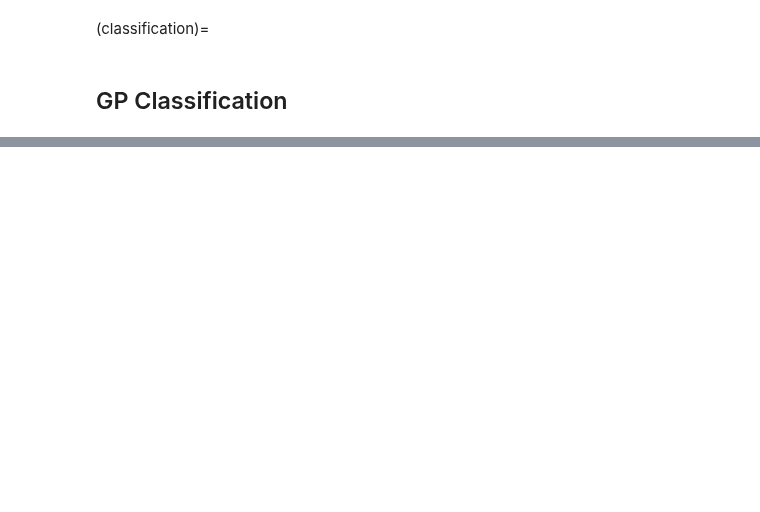
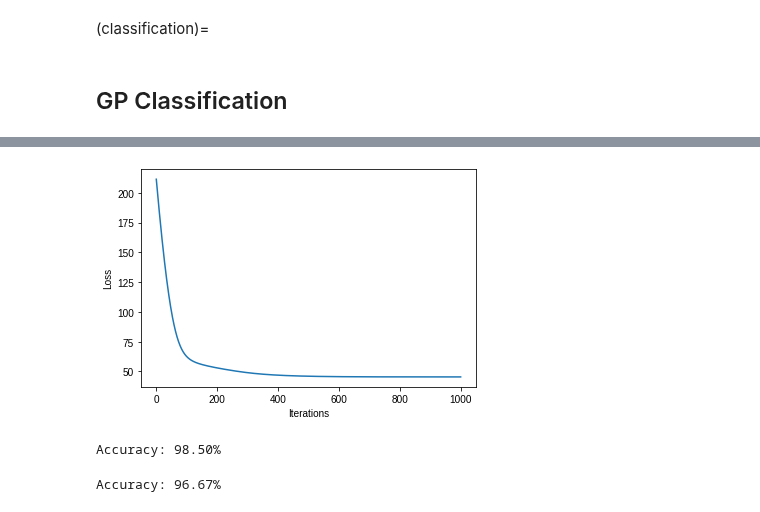
Before and after one commit to dfm/tinygp, a Jupyter notebook: docs/tutorials/gp_classification_test.ipynb, the cells around one changed output, grey strips where cells are left out. Drawn from its saved outputs; the diff is of its cells as text; code cells hidden in the pictures; blank space fills up the shorter version.

```diff
--- a/docs/tutorials/gp_classification_test.ipynb
+++ b/docs/tutorials/gp_classification_test.ipynb
@@ -52,12 +53,12 @@ from tinygp import kernels, transforms, GaussianProcess
 class RBFLoss(nn.Module):
     @nn.compact
     def __call__(self, X, y, T):
-        # Set up a typical Matern-3/2 kernel
+        # Set up a typical Squared Exponential kernel
         log_sigma = self.param("log_sigma", zeros, ())
         log_ell = self.param("log_ell", zeros, ())
         log_jitter = self.param("log_jitter", zeros, ())
         base_kernel = jnp.exp(2 * log_sigma) * kernels.ExpSquared(
-            jnp.exp(log_ell)
+            scale = jnp.exp(log_ell)
         )
 
         # Evaluate and return the GP negative log likelihood as usual
@@ -66,7 +67,7 @@ class RBFLoss(nn.Module):
         return -log_prob, (gp_cond.loc, gp_cond.variance)
 
 
-def loss(model, params):
+def loss(params):
     return model.apply(params, X, y, T)[0]
 # %%
 model = RBFLoss()
@@ -75,8 +76,18 @@ params = model.init(jax.random.PRNGKey(1234), X, y, T)
 tx = optax.sgd(learning_rate=1e-4)
 opt_state = tx.init(params)
 
+
 loss_grad_fn = jax.jit(jax.value_and_grad(loss))
+losses = []
 for i in range(1000):
     loss_val, grads = loss_grad_fn(params)
+    losses.append(loss_val)
     updates, opt_state = tx.update(grads, opt_state)
     params = optax.apply_updates(params, updates)
+# %%
+fig = plt.figure()
+plt.plot(losses)
+plt.xlabel("Iterations")
+_ = plt.ylabel("Loss")
+# %% [output]
+[figure, added]
@@ -82,0 +100,7 @@ for i in range(1000):
+# %%
+mean, var = model.apply(params, X, y, X)[1]
+y_hat = jnp.array([round(x) for x in mean])
+
+print(f"Accuracy: {(y_hat==y).sum()*100/(len(y)) :0.2f}%")
+# %% [output]
+Accuracy: 98.50%
@@ -82,0 +110,7 @@ for i in range(1000):
+# %%
+mean, var = model.apply(params, X, y, T)[1]
+y_hat = jnp.array([round(x) for x in mean])
+
+print(f"Accuracy: {(y_hat==y_T).sum()*100/(len(y_T)) :0.2f}%")
+# %% [output]
+Accuracy: 96.67%
```
Also changed, not shown: parts of 10 cells of this notebook, 1 other file.
